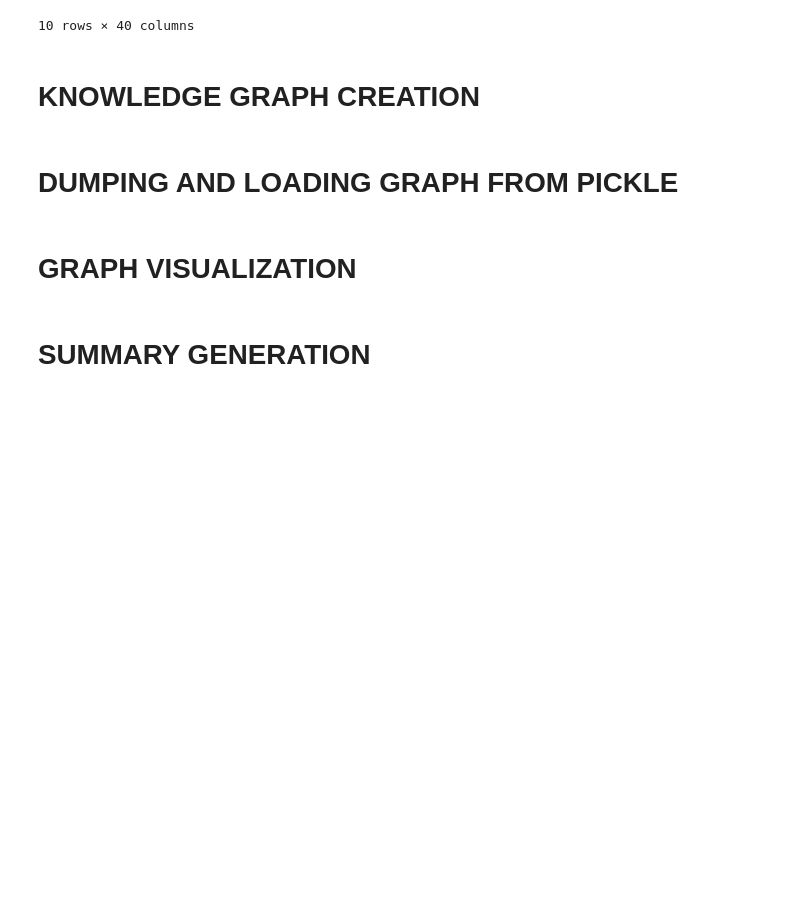
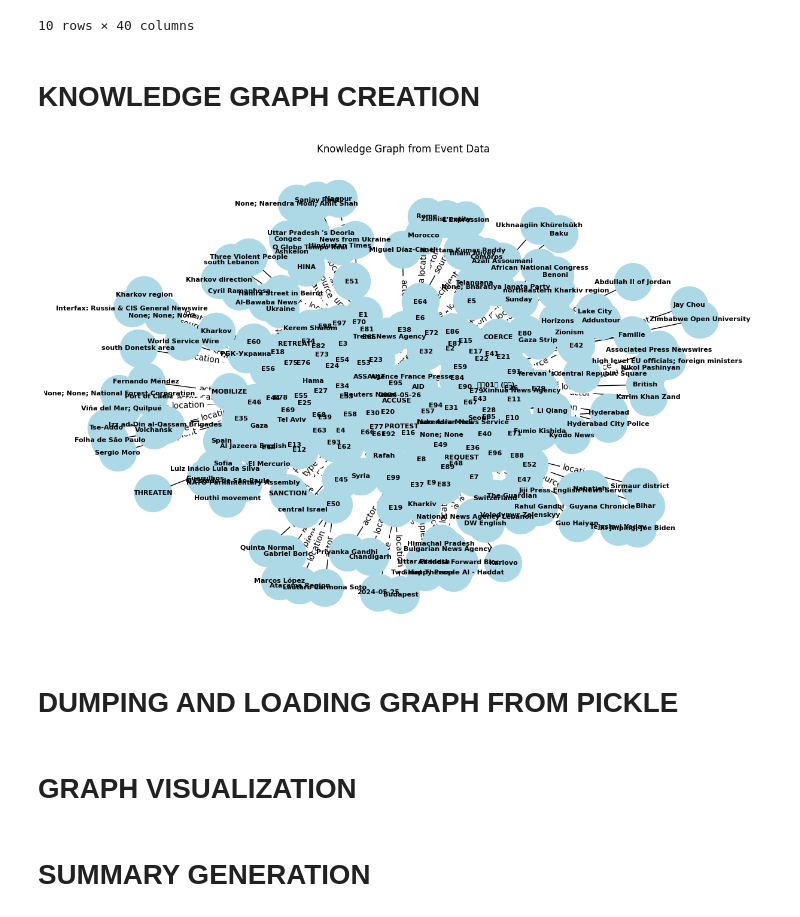
Before and after one commit to Aditya100401/GraphRAG, a Jupyter notebook: main.ipynb, the cells around one changed output. Drawn from its saved outputs; the diff is of its cells as text; code cells hidden in the pictures; blank space fills up the shorter version.

```diff
--- a/main.ipynb
+++ b/main.ipynb
@@ -186,33 +175,48 @@ def add_event_to_graph(row,n):
     # Add actor nodes with attributes
     actor = row['Actor Name']
     if actor == '':
         actor=row['Actor Country'] # Actor Name	Actor Country	Actor COW	Primary Actor Sector	Actor Sectors	Actor Title	Actor Name Raw	Wikipedia Actor ID
     G.add_node(actor, country=row['Actor Country'],cow=row['Actor COW'], primary_sector=row['Primary Actor Sector'],sectors=row['Actor Sectors'],title=row['Actor Title'],id=row['Wikipedia Actor ID'], actor_type='actor')
 
     # Add recipient nodes with attributes
     recipient = row['Recipient Name'] # Recipient Name	Recipient Country	Recipient COW	Primary Recipient Sector	Recipient Sectors	Recipient Title	Recipient Name Raw	Wikipedia Recipient ID
     G.add_node(recipient, country=row['Recipient Country'], cow=row['Recipient COW'], primary_sector=row['Primary Recipient Sector'],sectors=row['Recipient Sectors'],title=row['Recipient Title'],id=row['Wikipedia Recipient ID'],actor_type='recipient')
 
     #Location node Placename	City	District	Province	Country	Latitude	Longitude	GeoNames ID	Raw Placename	Feature Type	Source	Publication Date	Story People	Story Organizations	Story Locations	Language	Version
     place = row['Raw Placename']
     G.add_node(place,city=row['City'],district=row['District'],province=row['Province'],latitude=row['Latitude'],longitude=row['Longitude'],geoid=row['GeoNames ID'],raw=row['Raw Placename'])
 
     # Add information source node
     info_source = row['Source']
     G.add_node(info_source, publication_date=row['Publication Date'],feature=row['Feature Type'], date=row['Publication Date'],people=row['Story People'],organization=row['Story Organizations'],location=row['Story Locations'],language=row['Language'], type='source')
 
     # Add edges between nodes
     G.add_edge(event_id,event_type,relation='type')
     G.add_edge(event_id,date,relation='date')
     G.add_edge(event_id, actor, relation='actor')
     G.add_edge(event_id, recipient, relation='recipient')
     G.add_edge(event_id, place, relation='location')
     G.add_edge(event_id, info_source, relation='source')
 
 # Iterate over each row to build the graph
 for index, row in df.iterrows():
     add_event_to_graph(row,n)
     n+=1
+
+# Draw the graph
+plt.figure(figsize=(12, 8))
+pos = nx.spring_layout(G)  # Layout for the nodes
+nx.draw(G, pos, with_labels=True, node_size=2000, node_color='lightblue', font_size=8, font_color='black', font_weight='bold', arrows=True)
+
+# Draw edge labels (optional)
+edge_labels = nx.get_edge_attributes(G, 'relation')
+nx.draw_networkx_edge_labels(G, pos, edge_labels=edge_labels)
+
+# Set the title and show the plot
+plt.title('Knowledge Graph from Event Data')
+plt.show()
+# %% [output]
+[figure, added]
 # %% [markdown]
 # DUMPING AND LOADING GRAPH FROM PICKLE
 # %%
```
Also changed, not shown: parts of 14 cells of this notebook, 2 other files.
